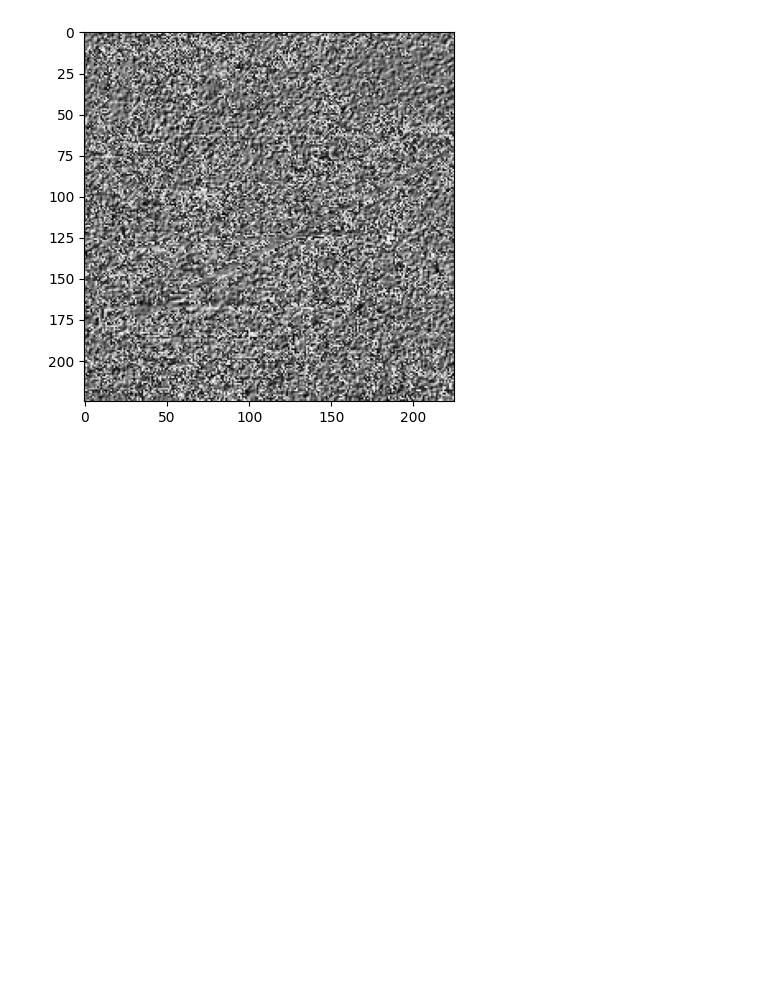
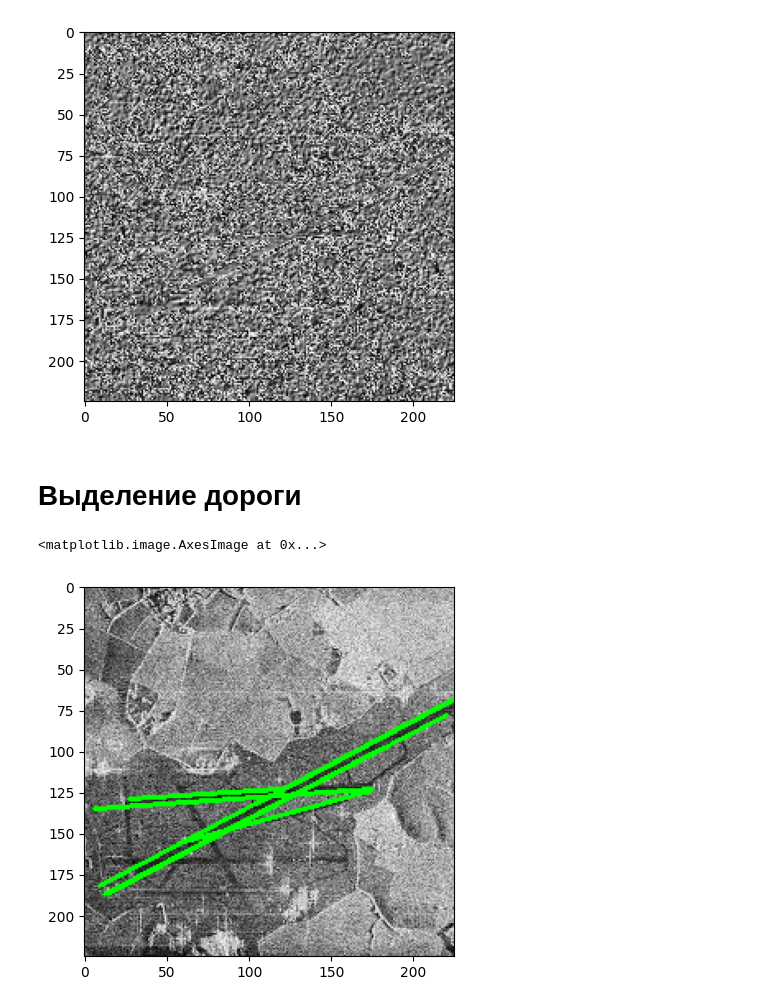
Before and after one commit to vlad3005/IP, a Jupyter notebook: lab3/lab3.ipynb, the cells around one changed output. Cells and saved outputs as stored; diff of their text form; code cells hidden in the pictures; blank space fills up the shorter version.

```diff
--- a/lab3/lab3.ipynb
+++ b/lab3/lab3.ipynb
@@ -93,3 +103,20 @@ plt.imshow((grad - grad.min())*255, cmap="gray")
 # %% [output]
 <matplotlib.image.AxesImage at 0x...>
 [figure]
+# %% [markdown]
+# Выделение дороги
+# %%
+blur = cv2.GaussianBlur(th3, (9, 9), 0)
+canny = cv2.Canny(blur, 50, 150, apertureSize=3)
+lines = cv2.HoughLinesP(canny, 1, np.pi / 180, threshold=60, maxLineGap=15)
+
+lane_image = image.copy()
+if lines is not None:
+    for line in lines:
+        x1, y1, x2, y2 = line[0]
+        cv2.line(lane_image, (x1, y1), (x2, y2), (0, 255, 0), 2)
+# %%
+plt.imshow(lane_image, cmap = "grey")
+# %% [output]
+<matplotlib.image.AxesImage at 0x...>
+[figure, added]
```
Also changed, not shown: parts of 10 cells of this notebook.
